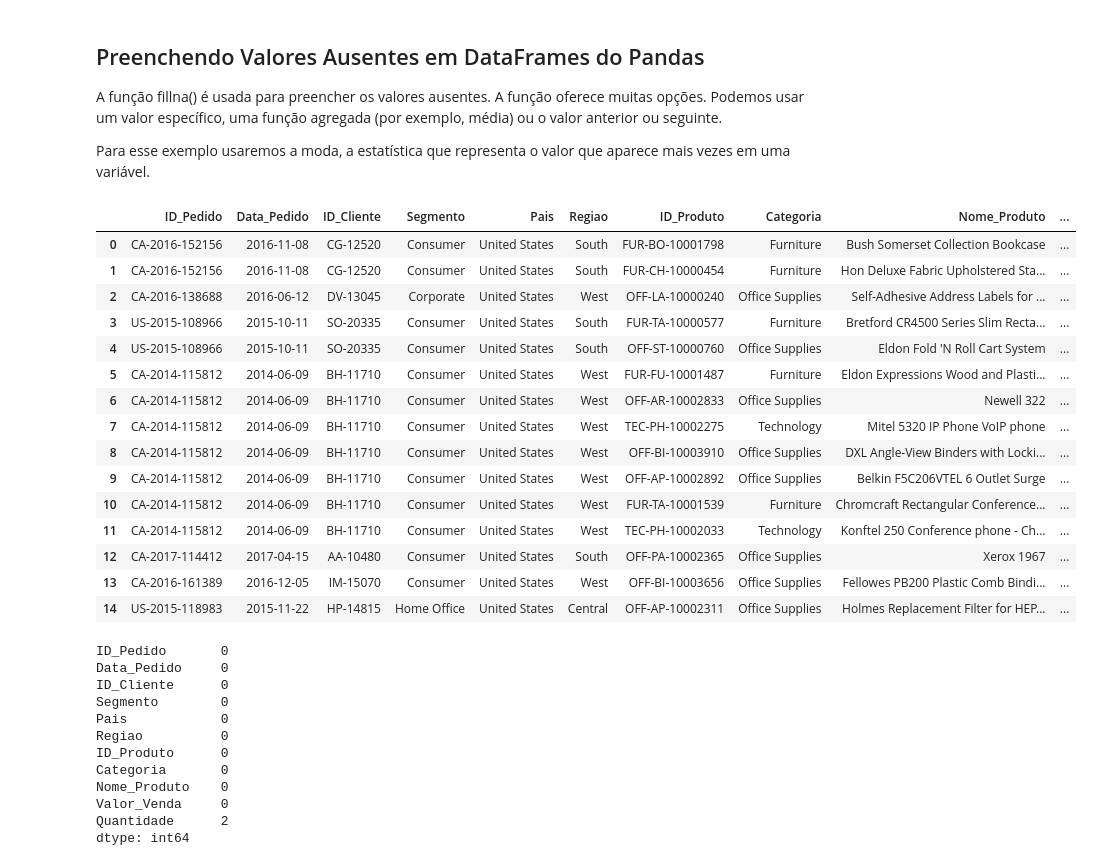
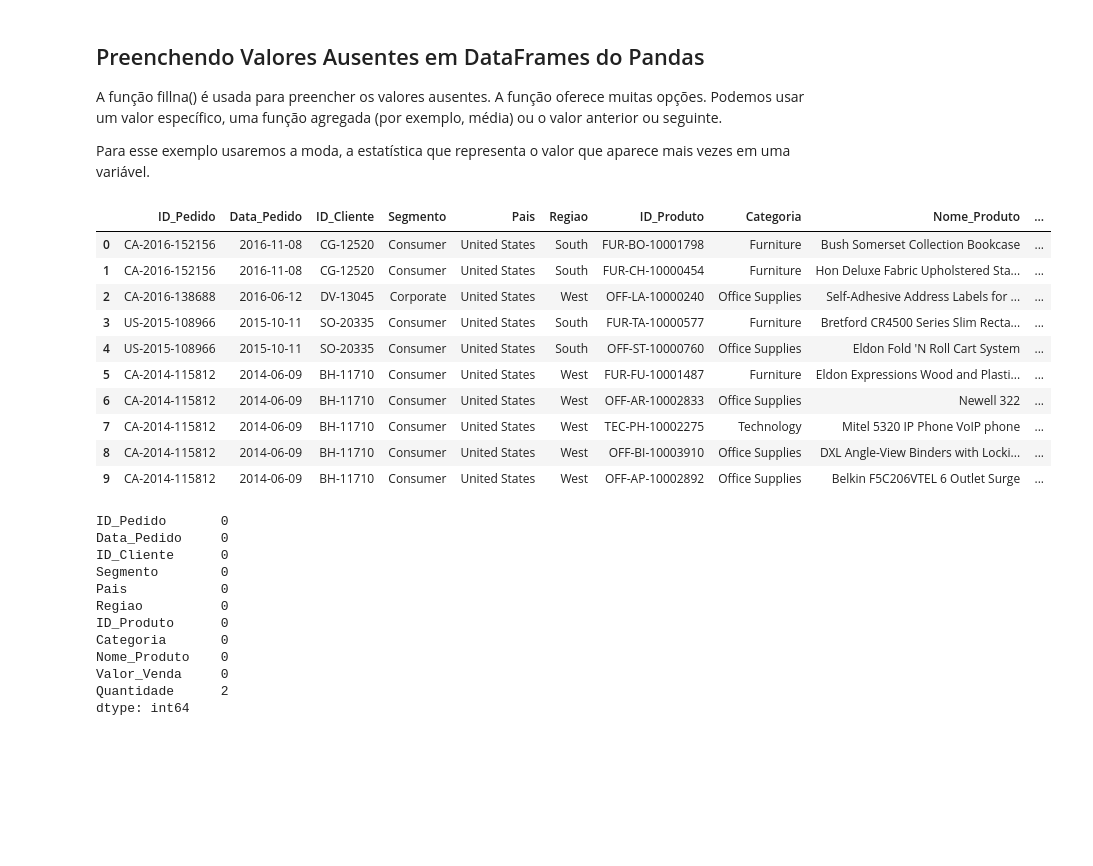
Before and after one commit to jaquelinesilfe/Python-DSA, a Jupyter notebook: Cap10/DSA-Python-Cap10-Pandas.ipynb, the cells around one changed output. Drawn from its saved outputs; the diff is of its cells as text; code cells hidden in the pictures; blank space fills up the shorter version.

```diff
--- a/Cap10/DSA-Python-Cap10-Pandas.ipynb
+++ b/Cap10/DSA-Python-Cap10-Pandas.ipynb
@@ -288,24 +288,19 @@ Para esse exemplo usaremos a moda, a estatística que representa o valor que apa
 # Primeiro importamos um dataset
 dsa_df = pd.read_csv("dataset.csv")
 # %%
-dsa_df.head(15)
+dsa_df.head(10)
 # %% [output]
 |  | ID_Pedido | Data_Pedido | ID_Cliente | Segmento | Pais | Regiao | ID_Produto | Categoria | Nome_Produto | ... |
 | 0 | CA-2016-152156 | 2016-11-08 | CG-12520 | Consumer | United States | South | FUR-BO-10001798 | Furniture | Bush Somerset Collection Bookcase | ... |
 | 1 | CA-2016-152156 | 2016-11-08 | CG-12520 | Consumer | United States | South | FUR-CH-10000454 | Furniture | Hon Deluxe Fabric Upholstered Sta... | ... |
 | 2 | CA-2016-138688 | 2016-06-12 | DV-13045 | Corporate | United States | West | OFF-LA-10000240 | Office Supplies | Self-Adhesive Address Labels for ... | ... |
 | 3 | US-2015-108966 | 2015-10-11 | SO-20335 | Consumer | United States | South | FUR-TA-10000577 | Furniture | Bretford CR4500 Series Slim Recta... | ... |
 | 4 | US-2015-108966 | 2015-10-11 | SO-20335 | Consumer | United States | South | OFF-ST-10000760 | Office Supplies | Eldon Fold 'N Roll Cart System | ... |
 | 5 | CA-2014-115812 | 2014-06-09 | BH-11710 | Consumer | United States | West | FUR-FU-10001487 | Furniture | Eldon Expressions Wood and Plasti... | ... |
 | 6 | CA-2014-115812 | 2014-06-09 | BH-11710 | Consumer | United States | West | OFF-AR-10002833 | Office Supplies | Newell 322 | ... |
 | 7 | CA-2014-115812 | 2014-06-09 | BH-11710 | Consumer | United States | West | TEC-PH-10002275 | Technology | Mitel 5320 IP Phone VoIP phone | ... |
 | 8 | CA-2014-115812 | 2014-06-09 | BH-11710 | Consumer | United States | West | OFF-BI-10003910 | Office Supplies | DXL Angle-View Binders with Locki... | ... |
 | 9 | CA-2014-115812 | 2014-06-09 | BH-11710 | Consumer | United States | West | OFF-AP-10002892 | Office Supplies | Belkin F5C206VTEL 6 Outlet Surge | ... |
-| 10 | CA-2014-115812 | 2014-06-09 | BH-11710 | Consumer | United States | West | FUR-TA-10001539 | Furniture | Chromcraft Rectangular Conference... | ... |
-| 11 | CA-2014-115812 | 2014-06-09 | BH-11710 | Consumer | United States | West | TEC-PH-10002033 | Technology | Konftel 250 Conference phone - Ch... | ... |
-| 12 | CA-2017-114412 | 2017-04-15 | AA-10480 | Consumer | United States | South | OFF-PA-10002365 | Office Supplies | Xerox 1967 | ... |
-| 13 | CA-2016-161389 | 2016-12-05 | IM-15070 | Consumer | United States | West | OFF-BI-10003656 | Office Supplies | Fellowes PB200 Plastic Comb Bindi... | ... |
-| 14 | US-2015-118983 | 2015-11-22 | HP-14815 | Home Office | United States | Central | OFF-AP-10002311 | Office Supplies | Holmes Replacement Filter for HEP... | ... |
 # %%
 dsa_df.isna().sum()
 # %% [output]
```
Also changed, not shown: parts of 31 cells of this notebook.
